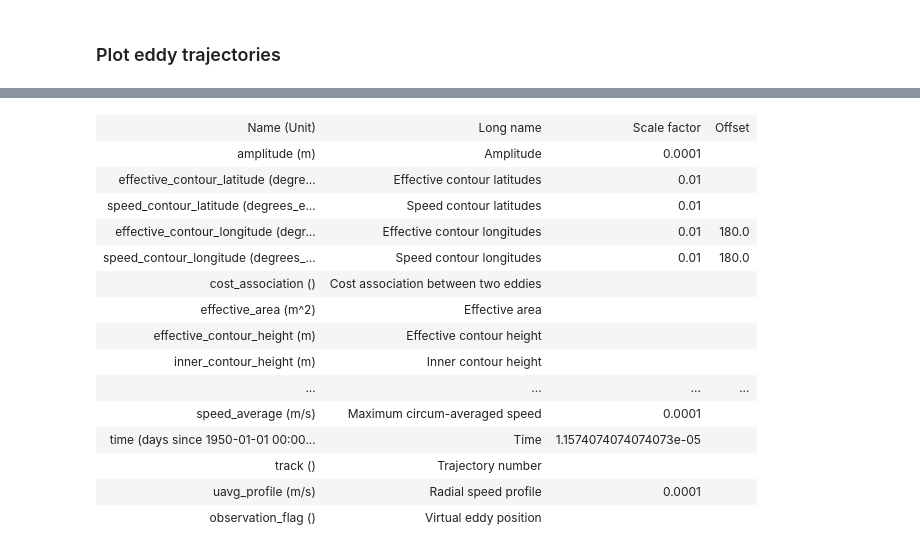
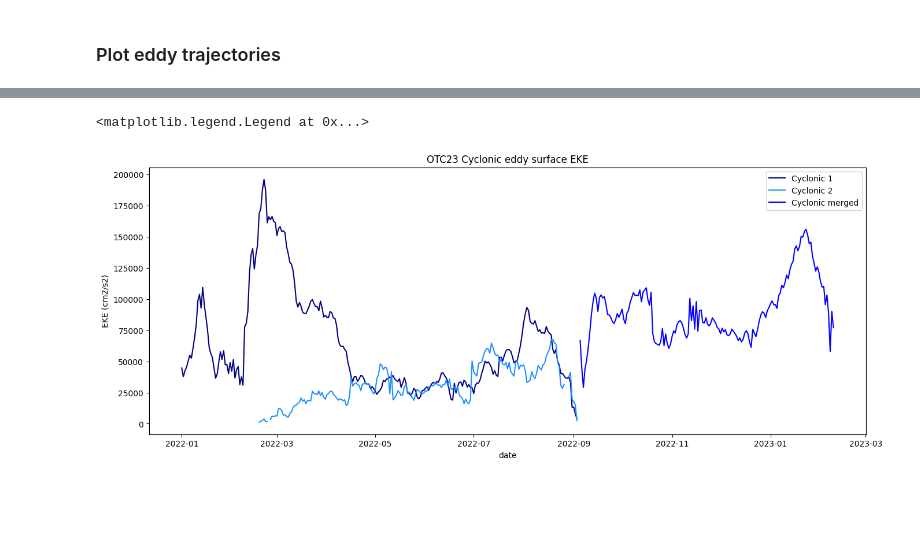
Before and after one commit to torresr-cnrm/otc23-tracking, a Jupyter notebook: notebook/OTC23-eddy-tracking.ipynb, the cells around one changed output, grey strips where cells are left out. Cells and saved outputs as stored; diff of their text form; code cells hidden in the pictures; blank space fills up the shorter version.

```diff
--- a/notebook/OTC23-eddy-tracking.ipynb
+++ b/notebook/OTC23-eddy-tracking.ipynb
@@ -145,19 +261,17 @@ plt.plot(c_mrged_track.time[:], 1e-3*c_mrged_track.speed_radius[:])
-# %%
-c_mrged_track.field_table()
-# %% [output]
-| Name (Unit) | Long name | Scale factor | Offset |
-| amplitude (m) | Amplitude | 0.0001 |  |
-| effective_contour_latitude (degre... | Effective contour latitudes | 0.01 |  |
-| speed_contour_latitude (degrees_e... | Speed contour latitudes | 0.01 |  |
-| effective_contour_longitude (degr... | Effective contour longitudes | 0.01 | 180.0 |
-| speed_contour_longitude (degrees_... | Speed contour longitudes | 0.01 | 180.0 |
-| cost_association () | Cost association between two eddies |  |  |
-| effective_area (m^2) | Effective area |  |  |
-| effective_contour_height (m) | Effective contour height |  |  |
-| inner_contour_height (m) | Inner contour height |  |  |
-| ... | ... | ... | ... |
-| speed_average (m/s) | Maximum circum-averaged speed | 0.0001 |  |
-| time (days since 1950-01-01 00:00... | Time | 1.1574074074074073e-05 |  |
-| track () | Trajectory number |  |  |
-| uavg_profile (m/s) | Radial speed profile | 0.0001 |  |
-| observation_flag () | Virtual eddy position |  |  |
+# %%
+# EKE (in cm2/s2)
+fig = plt.figure(figsize=(16, 6))
+ax = fig.add_subplot(1, 1, 1)
+
+ax.set_title('OTC23 Cyclonic eddy surface EKE')
+ax.set_xlabel('date')
+ax.set_ylabel('EKE (cm2/s2)')
+
+ax.plot(to_datetime(c_eddy1_track.time), 1e4*c_eddy1_track.eke, c='navy',       label='Cyclonic 1')
+ax.plot(to_datetime(c_eddy2_track.time), 1e4*c_eddy2_track.eke, c='dodgerblue', label='Cyclonic 2')
+ax.plot(to_datetime(c_mrged_track.time), 1e4*c_mrged_track.eke, c='b',     label='Cyclonic merged')
+
+ax.legend()
+# %% [output]
+<matplotlib.legend.Legend at 0x...>
+[figure, added]
```
Also changed, not shown: parts of 21 cells of this notebook.
